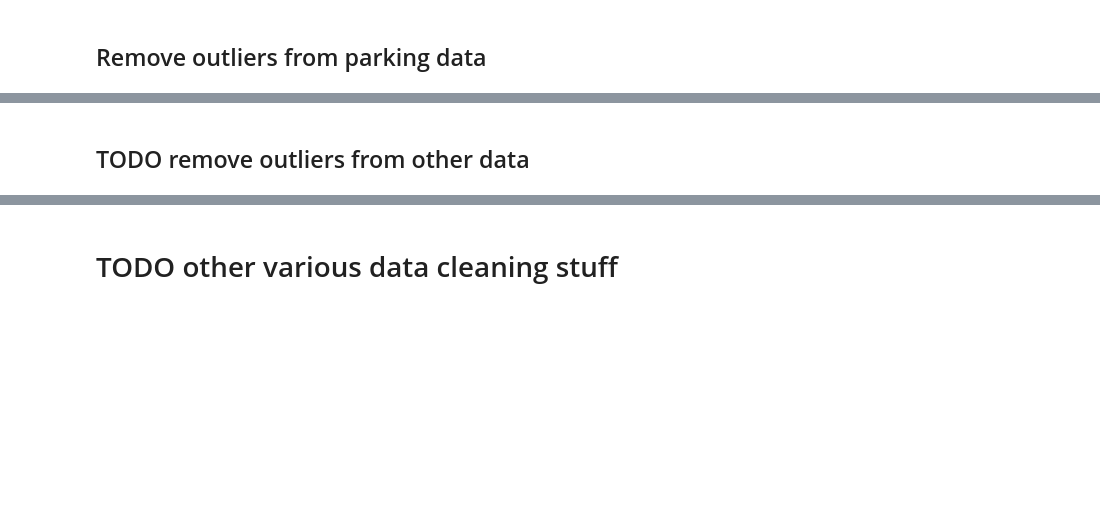
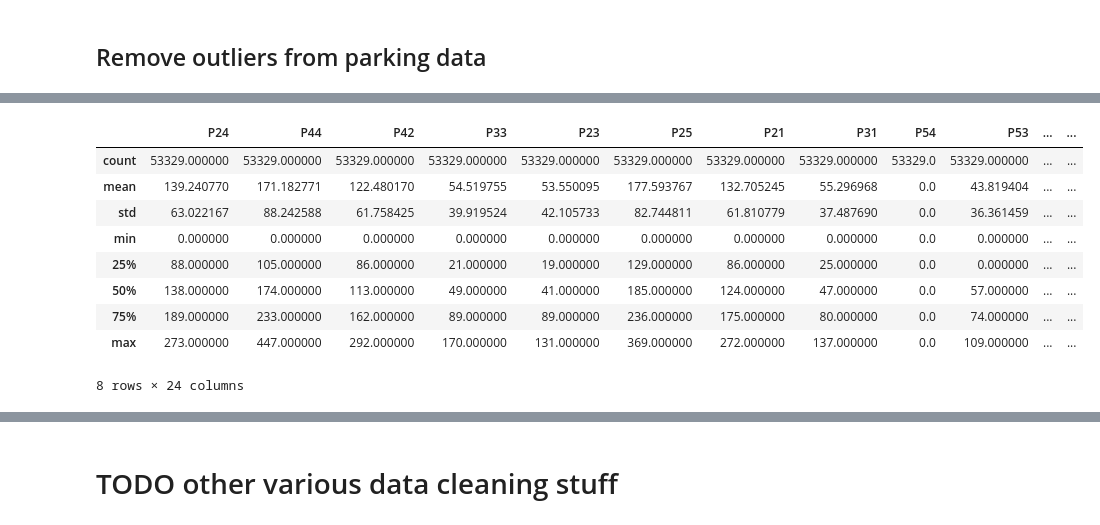
Before and after one commit to mr-perseus/parcaster, a Jupyter notebook: data/preprocessing/01_clean_data.ipynb, the cells around one changed output, grey strips where cells are left out. Saved outputs shown, nothing was run; the diff lists cells and outputs as text; code cells hidden in the pictures; blank space fills up the shorter version.

Commit message:
Remove outliers

```diff
--- a/data/preprocessing/01_clean_data.ipynb
+++ b/data/preprocessing/01_clean_data.ipynb
@@ -47,2 +28,0 @@ df.describe()
-# %% [markdown]
-## TODO remove outliers from other data
@@ -48,0 +34,20 @@ df.describe()
+# %%
+#
+condition = lambda cols: cols.startswith("P")
+colnames = [cols for cols in df.columns if condition(cols)]
+
+for name in colnames:
+        df.drop(df[df[name] > metadata['parking_sg']['fields'][name]['max_cap']].index, inplace=True)
+
+df.describe()
+# %% [output]
+|  | P24 | P44 | P42 | P33 | P23 | P25 | P21 | P31 | P54 | P53 | ... | ... |
+| count | 53329.000000 | 53329.000000 | 53329.000000 | 53329.000000 | 53329.000000 | 53329.000000 | 53329.000000 | 53329.000000 | 53329.0 | 53329.000000 | ... | ... |
+| mean | 139.240770 | 171.182771 | 122.480170 | 54.519755 | 53.550095 | 177.593767 | 132.705245 | 55.296968 | 0.0 | 43.819404 | ... | ... |
+| std | 63.022167 | 88.242588 | 61.758425 | 39.919524 | 42.105733 | 82.744811 | 61.810779 | 37.487690 | 0.0 | 36.361459 | ... | ... |
+| min | 0.000000 | 0.000000 | 0.000000 | 0.000000 | 0.000000 | 0.000000 | 0.000000 | 0.000000 | 0.0 | 0.000000 | ... | ... |
+| 25% | 88.000000 | 105.000000 | 86.000000 | 21.000000 | 19.000000 | 129.000000 | 86.000000 | 25.000000 | 0.0 | 0.000000 | ... | ... |
+| 50% | 138.000000 | 174.000000 | 113.000000 | 49.000000 | 41.000000 | 185.000000 | 124.000000 | 47.000000 | 0.0 | 57.000000 | ... | ... |
+| 75% | 189.000000 | 233.000000 | 162.000000 | 89.000000 | 89.000000 | 236.000000 | 175.000000 | 80.000000 | 0.0 | 74.000000 | ... | ... |
+| max | 273.000000 | 447.000000 | 292.000000 | 170.000000 | 131.000000 | 369.000000 | 272.000000 | 137.000000 | 0.0 | 109.000000 | ... | ... |
+8 rows × 24 columns
```
Also changed, not shown: parts of 5 cells of this notebook.
